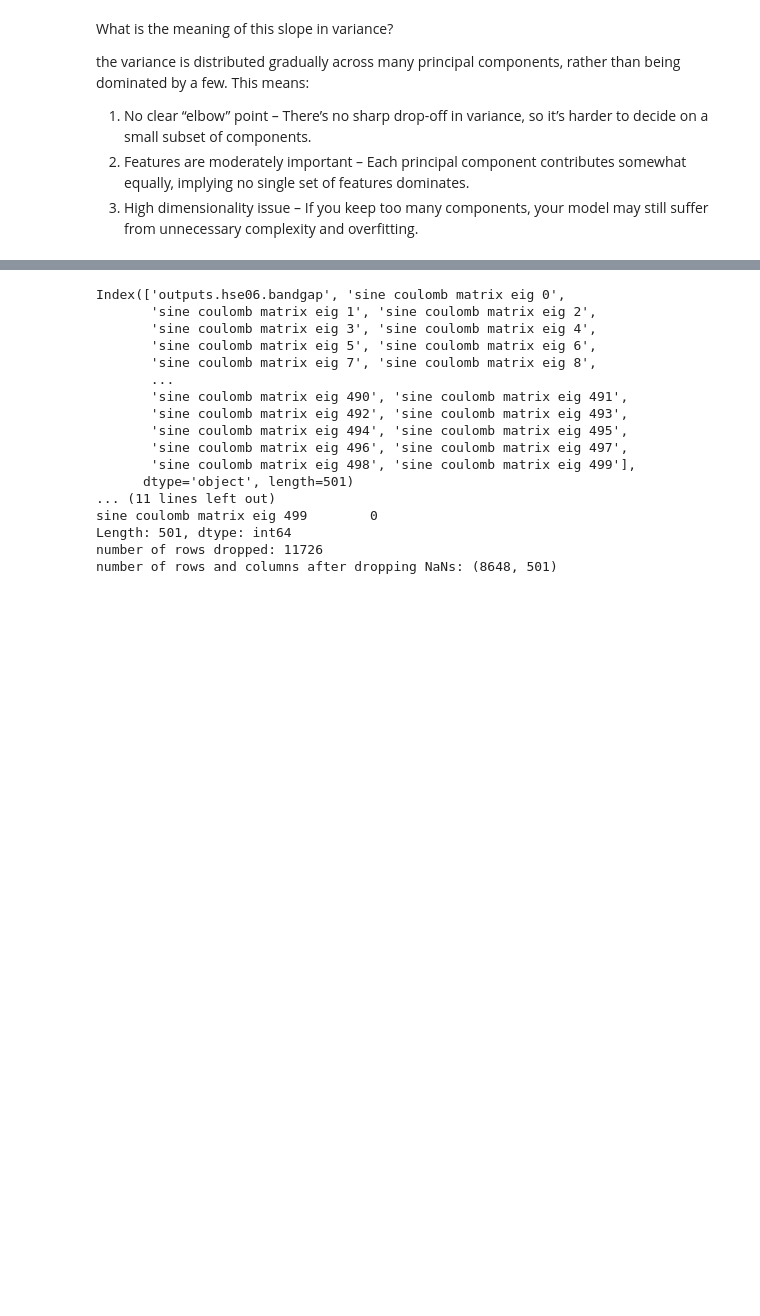
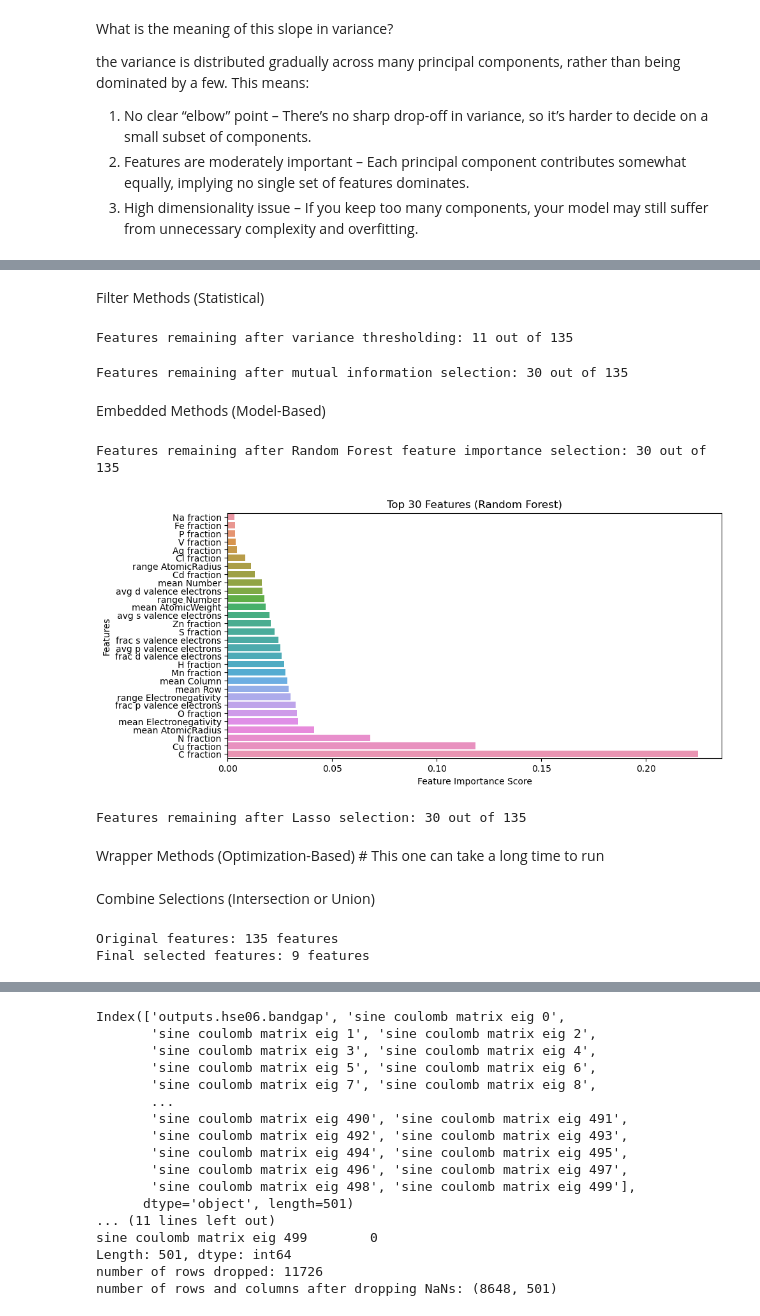
Before and after one commit to manendri/battery-materials-dsbc25, a Jupyter notebook: exploration/other/Features_Selection_Simran.ipynb, the cells around one changed output, grey strips where cells are left out. Saved outputs shown, nothing was run; the diff lists cells and outputs as text; code cells hidden in the pictures; blank space fills up the shorter version.

```diff
--- a/exploration/other/Features_Selection_Simran.ipynb
+++ b/exploration/other/Features_Selection_Simran.ipynb
@@ -338,0 +394,44 @@ HSE06 + SCM
+# %%
+# Load dataset
+X = df_hse06_stoich120_for_pca.drop(columns=['outputs.hse06.bandgap'])
+y = df_hse06_stoich120_for_pca['outputs.hse06.bandgap']
+# %% [markdown]
+Filter Methods (Statistical)
+# %%
+var_thresh = VarianceThreshold(threshold=0.01).fit_transform(X)
+print('Features remaining after variance thresholding:', var_thresh.shape[1], 'out of', X.shape[1])
+# %% [output]
+Features remaining after variance thresholding: 11 out of 135
+# %%
+mi_selector = SelectKBest(mutual_info_regression, k=30).fit(X, y)  # Use mutual_info_regression
+X_selected1 = X.iloc[:, mi_selector.get_support(indices=True)]
+print('Features remaining after mutual information selection:', X_selected1.shape[1], 'out of', X.shape[1])
+# %% [output]
+Features remaining after mutual information selection: 30 out of 135
+# %% [markdown]
+Embedded Methods (Model-Based)
+# %%
+rf = RandomForestRegressor(n_estimators=100).fit(X, y)  # Use RandomForestRegressor
+rf_importance = np.argsort(rf.feature_importances_)[-30:]  # Select top 30 features
+
+print('Features remaining after Random Forest feature importance selection:', len(rf_importance), 'out of', X.shape[1])
+
+# Feature Importance Plot (Random Forest)
+plt.figure(figsize=(10, 5))
+sns.barplot(x=rf.feature_importances_[rf_importance], y=[X.columns[i] for i in rf_importance])
+plt.xlabel("Feature Importance Score")
+plt.ylabel("Features")
+plt.title("Top 30 Features (Random Forest)")
+plt.show()
+# %% [output]
+Features remaining after Random Forest feature importance selection: 30 out of 135
+[figure, added]
+# %%
+lasso = Lasso(alpha=0.01).fit(X, y)  # Lasso works for regression
+lasso_selected = np.argsort(abs(lasso.coef_))[-30:]
+
+print('Features remaining after Lasso selection:', len(lasso_selected), 'out of', X.shape[1])
+# %% [output]
+Features remaining after Lasso selection: 30 out of 135
+# %% [markdown]
+Wrapper Methods (Optimization-Based) # This one can take a long time to run
@@ -338,0 +441,12 @@ HSE06 + SCM
+# %% [markdown]
+Combine Selections (Intersection or Union)
+# %%
+final_features = set(rf_importance) & set(lasso_selected) #& set(X_selected1) #& set(rfe_selected)  # Intersection
+#final_features = set(rf_importance) | set(lasso_selected) | set(rfe_selected)  # Union
+
+X_final = X.iloc[:, list(final_features)]
+print(f"Original features: {X.shape[1]} features")
+print(f"Final selected features: {X_final.shape[1]} features")
+# %% [output]
+Original features: 135 features
+Final selected features: 9 features
```
Also changed, not shown: parts of 47 cells of this notebook.
